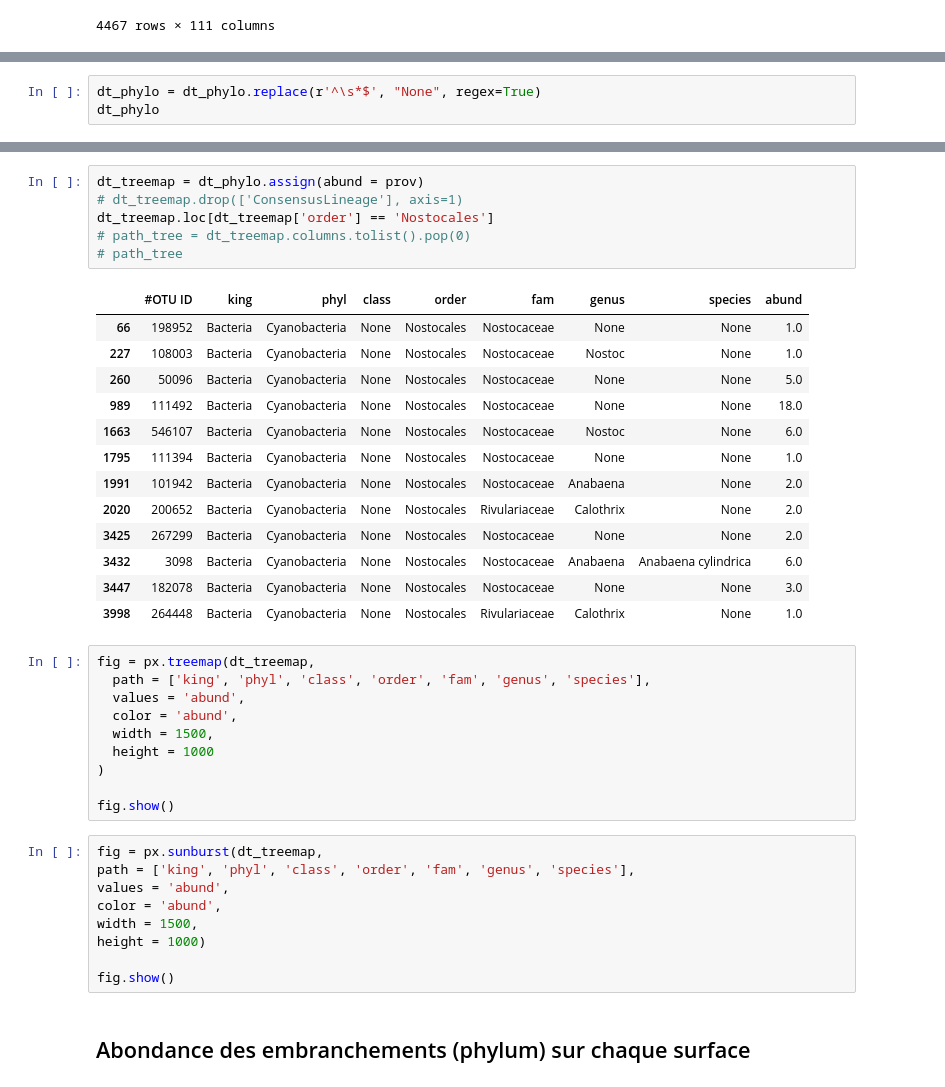
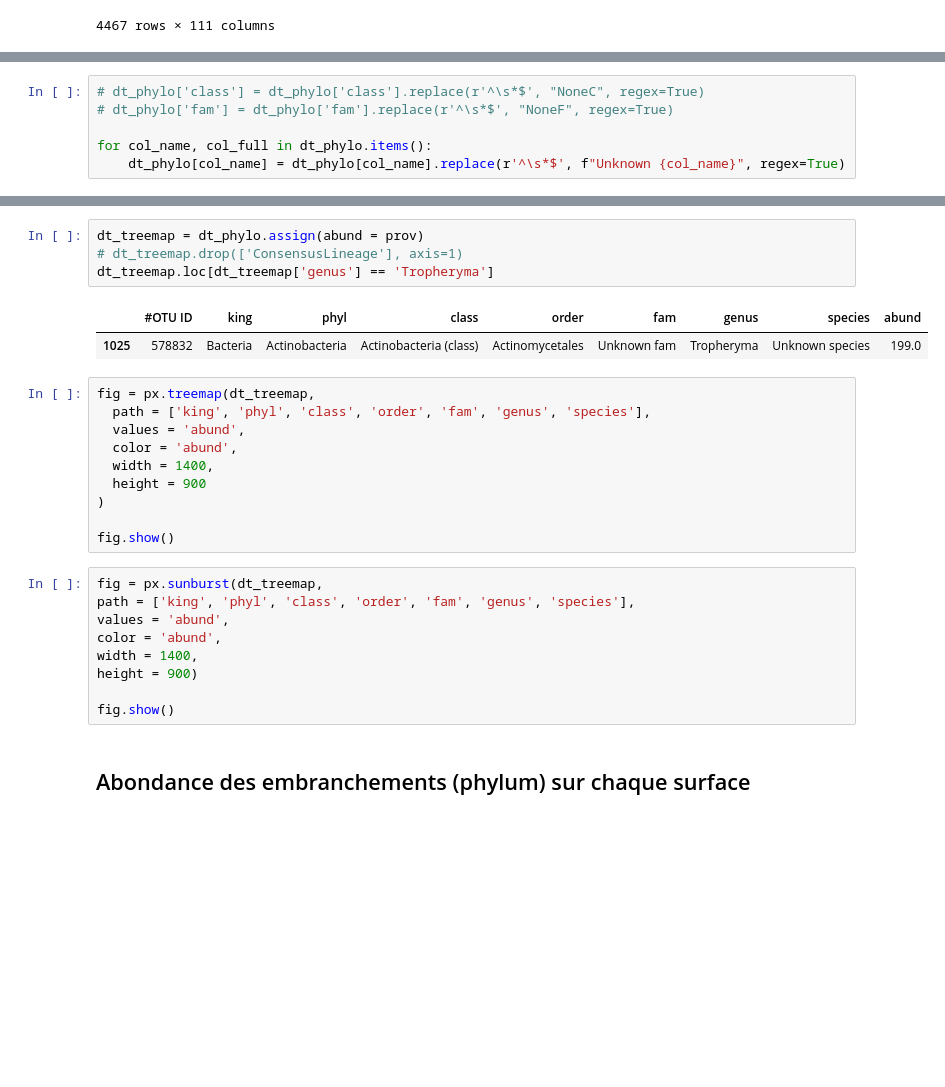
Before and after one commit to gennaBnh/ProjetVDB, a Jupyter notebook: VDB_poster.ipynb, the cells around one changed output, grey strips where cells are left out. Cells and saved outputs as stored; diff of their text form; blank space fills up the shorter version.

```diff
--- a/VDB_poster.ipynb
+++ b/VDB_poster.ipynb
@@ -67,3 +96,6 @@ dt_phylo = pandas.DataFrame(data=phylo)
 # %%
-dt_phylo = dt_phylo.replace(r'^\s*$', "None", regex=True)
-dt_phylo
+# dt_phylo['class'] = dt_phylo['class'].replace(r'^\s*$', "NoneC", regex=True)
+# dt_phylo['fam'] = dt_phylo['fam'].replace(r'^\s*$', "NoneF", regex=True)
+
+for col_name, col_full in dt_phylo.items():
+    dt_phylo[col_name] = dt_phylo[col_name].replace(r'^\s*$', f"Unknown {col_name}", regex=True)
@@ -95,30 +130,17 @@ prov
 # %%
 dt_treemap = dt_phylo.assign(abund = prov)
 # dt_treemap.drop(['ConsensusLineage'], axis=1)
-dt_treemap.loc[dt_treemap['order'] == 'Nostocales']
-# path_tree = dt_treemap.columns.tolist().pop(0)
-# path_tree
+dt_treemap.loc[dt_treemap['genus'] == 'Tropheryma']
 # %% [output]
 |  | #OTU ID | king | phyl | class | order | fam | genus | species | abund |
-| 66 | 198952 | Bacteria | Cyanobacteria | None | Nostocales | Nostocaceae | None | None | 1.0 |
-| 227 | 108003 | Bacteria | Cyanobacteria | None | Nostocales | Nostocaceae | Nostoc | None | 1.0 |
-| 260 | 50096 | Bacteria | Cyanobacteria | None | Nostocales | Nostocaceae | None | None | 5.0 |
-| 989 | 111492 | Bacteria | Cyanobacteria | None | Nostocales | Nostocaceae | None | None | 18.0 |
-| 1663 | 546107 | Bacteria | Cyanobacteria | None | Nostocales | Nostocaceae | Nostoc | None | 6.0 |
-| 1795 | 111394 | Bacteria | Cyanobacteria | None | Nostocales | Nostocaceae | None | None | 1.0 |
-| 1991 | 101942 | Bacteria | Cyanobacteria | None | Nostocales | Nostocaceae | Anabaena | None | 2.0 |
-| 2020 | 200652 | Bacteria | Cyanobacteria | None | Nostocales | Rivulariaceae | Calothrix | None | 2.0 |
-| 3425 | 267299 | Bacteria | Cyanobacteria | None | Nostocales | Nostocaceae | None | None | 2.0 |
-| 3432 | 3098 | Bacteria | Cyanobacteria | None | Nostocales | Nostocaceae | Anabaena | Anabaena cylindrica | 6.0 |
-| 3447 | 182078 | Bacteria | Cyanobacteria | None | Nostocales | Nostocaceae | None | None | 3.0 |
-| 3998 | 264448 | Bacteria | Cyanobacteria | None | Nostocales | Rivulariaceae | Calothrix | None | 1.0 |
+| 1025 | 578832 | Bacteria | Actinobacteria | Actinobacteria (class) | Actinomycetales | Unknown fam | Tropheryma | Unknown species | 199.0 |
 # %%
 fig = px.treemap(dt_treemap,
   path = ['king', 'phyl', 'class', 'order', 'fam', 'genus', 'species'],
   values = 'abund',
   color = 'abund',
-  width = 1500,
-  height = 1000
+  width = 1400,
+  height = 900
 )
 
 fig.show()
@@ -127,8 +149,8 @@ fig = px.sunburst(dt_treemap,
 path = ['king', 'phyl', 'class', 'order', 'fam', 'genus', 'species'],
 values = 'abund',
 color = 'abund',
-width = 1500,
-height = 1000)
+width = 1400,
+height = 900)
 
 fig.show()
 # %% [markdown]
```
Also changed, not shown: parts of 12 cells of this notebook.
